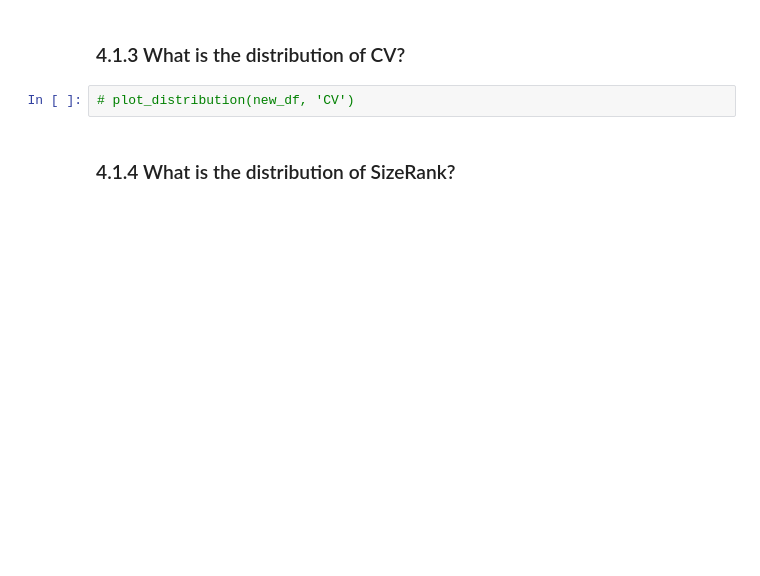
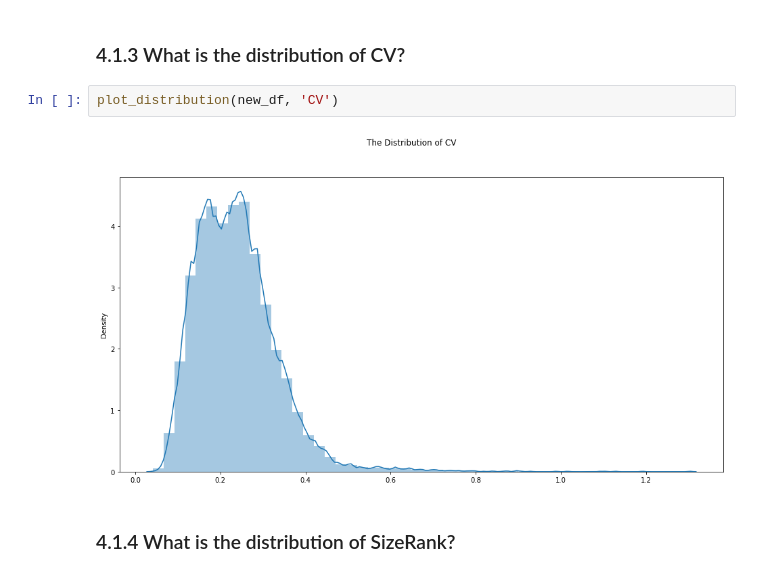
Before and after one commit to HMWIAM/P13, a Jupyter notebook: A. Main/index.ipynb, the cells around one changed output. Drawn from its saved outputs; the diff is of its cells as text; blank space fills up the shorter version.

```diff
--- a/A. Main/index.ipynb
+++ b/A. Main/index.ipynb
@@ -575,7 +582,9 @@ def plot_distribution(df, column):
 # %% [markdown]
 ### 4.1.3 What is the distribution of CV?
 # %%
-# plot_distribution(new_df, 'CV')
+plot_distribution(new_df, 'CV')
+# %% [output]
+[figure, added]
 # %% [markdown]
 ### 4.1.4 What is the distribution of SizeRank?
 # %%
```
Also changed, not shown: parts of 31 cells of this notebook.
